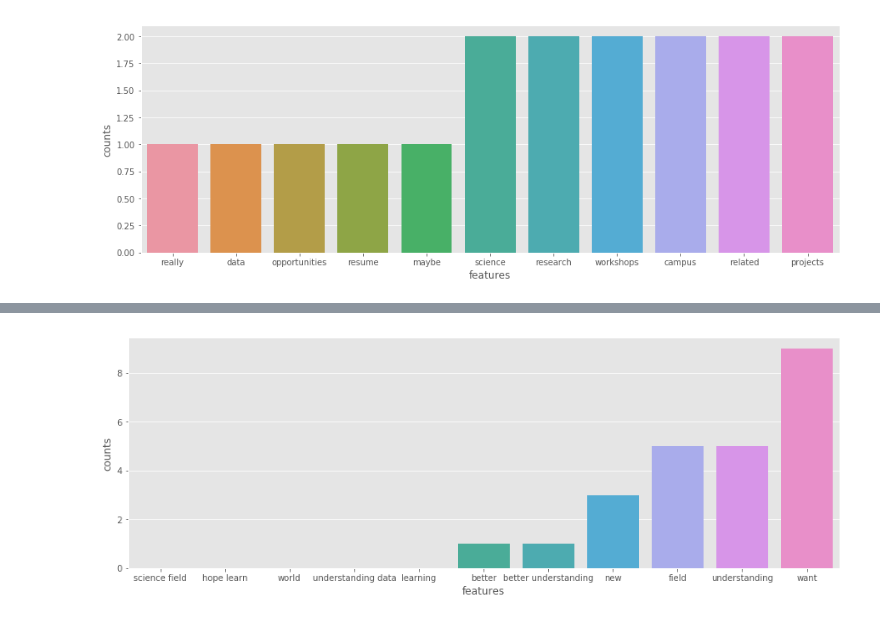
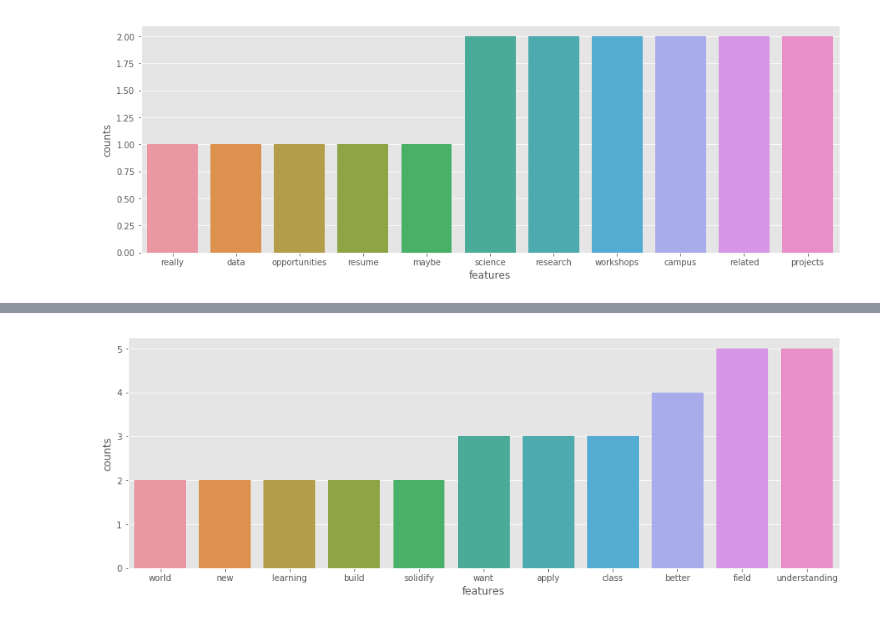
Before and after one commit to oscarsyu/datascholars, a Jupyter notebook: F18 Survey.ipynb, the cells around one changed output, grey strips where cells are left out. Cells and saved outputs as stored; diff of their text form; code cells hidden in the pictures.

```diff
--- a/F18 Survey.ipynb
+++ b/F18 Survey.ipynb
@@ -243,13 +240,13 @@ sns.barplot(x = reasons_top10_df["features"], y = reasons_top10_df["counts"]);
 # %%
-#change ngram before starting
+#ngrams changed so that word length is 1, does not exactly correspond to above weights
 hopes_top10 = hopes_weights_sorted.iloc[0:11]["term"]
 hopes_top10_features = hopes_top10
 hopes_top10_df = pd.DataFrame()
 hopes_top10_df["features"] = hopes_top10_features
-hopes_top10_counts = np.count_nonzero(words_in_texts(hopes_top10, text_columns["Reason Joining Scholars"]), axis = 0)
+hopes_top10_counts = np.count_nonzero(words_in_texts(hopes_top10, text_columns["Hopes"]), axis = 0)
 hopes_top10_df["counts"] = hopes_top10_counts
 hopes_top10_df = hopes_top10_df.sort_values(by = "counts")
 plt.figure(figsize = (15, 5))
 sns.barplot(x = hopes_top10_df["features"], y = hopes_top10_df["counts"]);
 # %% [output]
-[figure, old version]
+[figure, new version]
```
Also changed, not shown: parts of 7 cells of this notebook.
